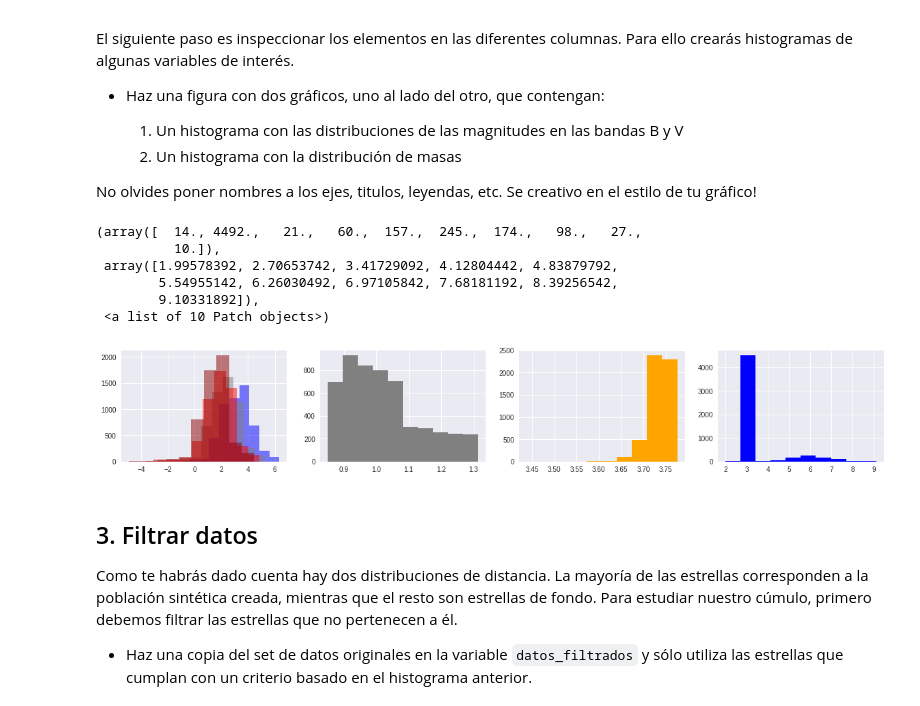
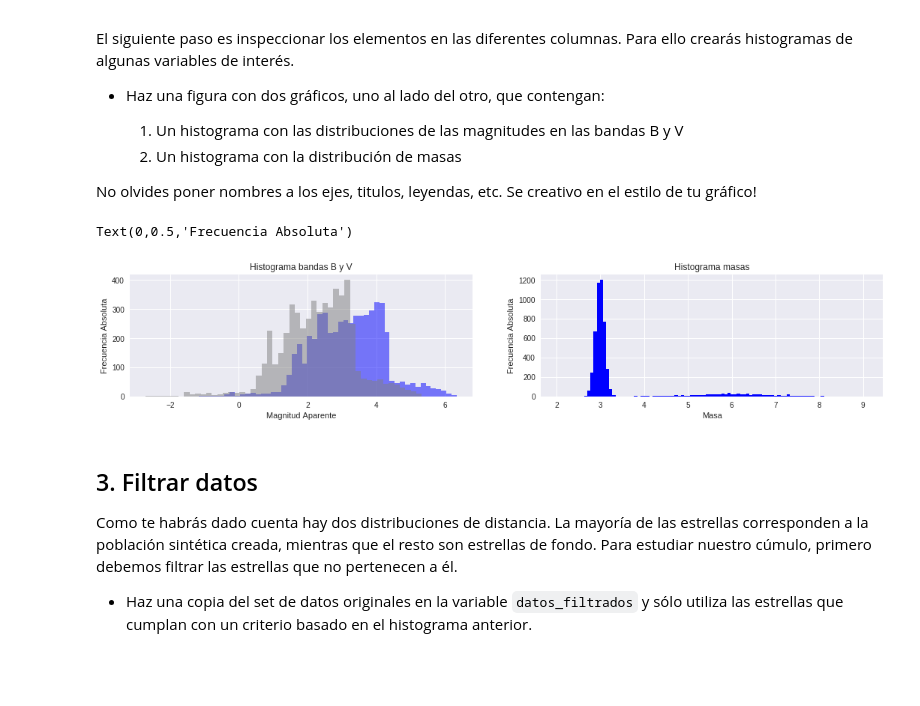
Before and after one commit to DiegoRomanCortes/minitarea2, a Jupyter notebook: minitarea2.ipynb, the cells around one changed output. Cells and saved outputs as stored; diff of their text form; code cells hidden in the pictures; blank space fills up the shorter version.

```diff
--- a/minitarea2.ipynb
+++ b/minitarea2.ipynb
@@ -81,28 +82,29 @@ No olvides poner nombres a los ejes, titulos, leyendas, etc. Se creativo en el e
 # %%
 #Plotear histogramas de cada columna
 
 import matplotlib.pyplot as plt
 %matplotlib inline
 
-fig, ax = plt.subplots(figsize = (20,3), ncols = 4)
+fig, ax = plt.subplots(figsize = (18,3), ncols = 2)
 
-ax[0].hist(mB,color='blue',alpha=0.5)
-ax[0].hist(mV, color='gray',alpha=0.5)
-ax[0].hist(mR, color='red',alpha=0.5)
-ax[0].hist(mI, color='darkred',alpha=0.5)
+ax[0].hist(mB,50,color='blue',alpha=0.5)
+ax[0].hist(mV,50, color='gray',alpha=0.5)
+ax[0].set_title('Histograma bandas B y V')
+ax[0].set_xlabel('Magnitud Aparente')
+ax[0].set_ylabel('Frecuencia Absoluta')
+#ax[0].hist(mR, color='red',alpha=0.5)
+#ax[0].hist(mI, color='darkred',alpha=0.5)
 
-ax[1].hist(masa, color='gray')
+#ax[1].hist(masa, color='gray')
 
-ax[2].hist(temperatura, color='orange')
-ax[3].hist(distancia, color='blue')
+#ax[2].hist(temperatura, color='orange')
+ax[1].hist(distancia,100, color='blue')
+ax[1].set_title('Histograma masas')
+ax[1].set_xlabel('Masa')
+ax[1].set_ylabel('Frecuencia Absoluta')
 # %% [output]
-(array([  14., 4492.,   21.,   60.,  157.,  245.,  174.,   98.,   27.,
-          10.]),
- array([1.99578392, 2.70653742, 3.41729092, 4.12804442, 4.83879792,
-        5.54955142, 6.26030492, 6.97105842, 7.68181192, 8.39256542,
-        9.10331892]),
- <a list of 10 Patch objects>)
+Text(0,0.5,'Frecuencia Absoluta')
-[figure, old version]
+[figure, new version]
 # %% [markdown]
 ## 3. Filtrar datos
 
```
Also changed, not shown: parts of 4 cells of this notebook.
